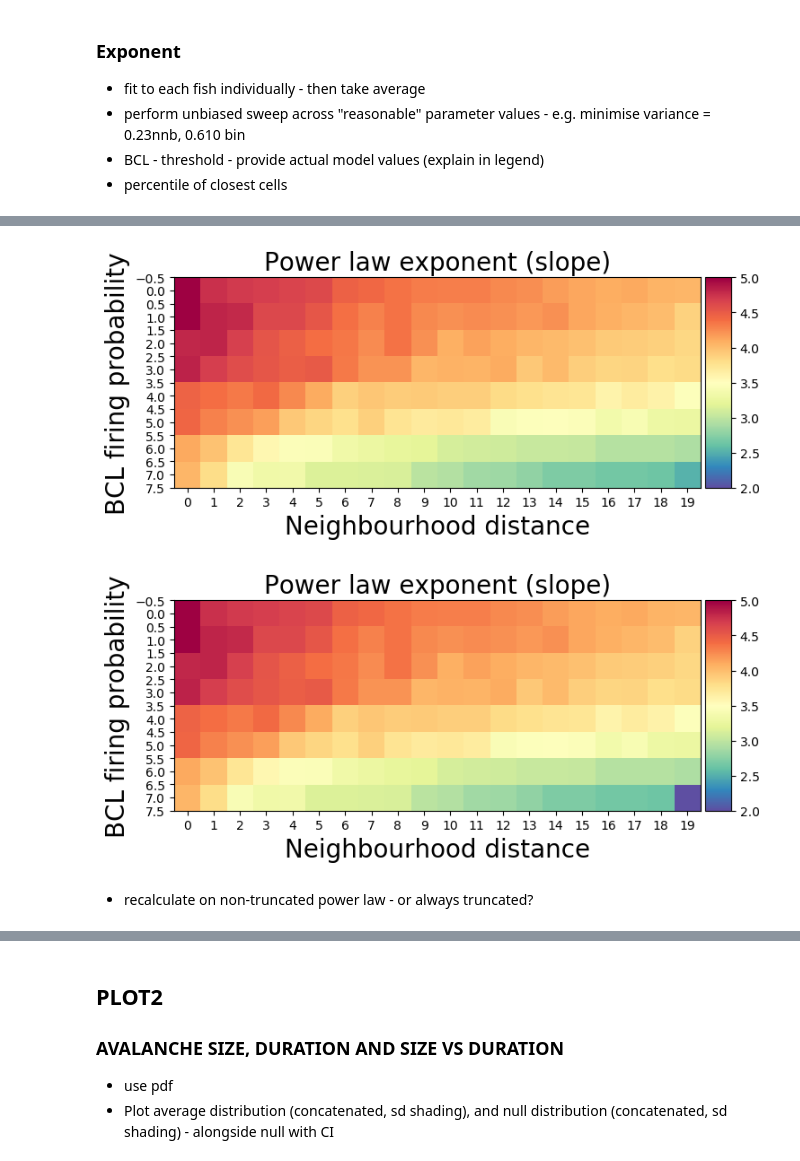
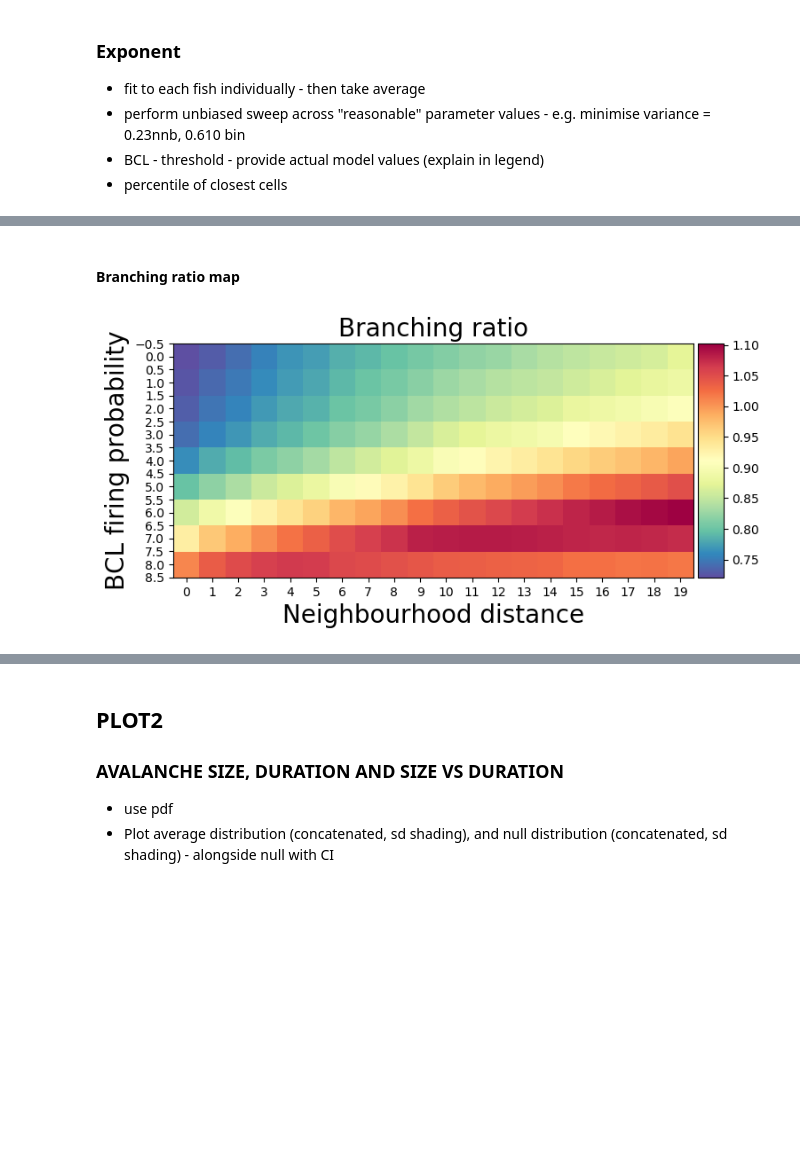
Before and after one commit to dafishcode/suite2p_analysis_py, a Jupyter notebook: avfig2.ipynb, the cells around one changed output, grey strips where cells are left out. Saved outputs shown, nothing was run; the diff lists cells and outputs as text; code cells hidden in the pictures; blank space fills up the shorter version.

```diff
--- a/avfig2.ipynb
+++ b/avfig2.ipynb
@@ -71 +272,3 @@ for t in nums:
+# %% [markdown]
+#### Branching ratio map
 # %%
@@ -97,68 +281,27 @@ loc2 = np.where(error == heapq.nsmallest(8, error)[-1]) #second smallest
-# %%
-#Minimum variance
-from sklearn.metrics import mean_squared_error
-import heapq
-
-shape = (20*8)
-expsum = np.zeros((len(sparli),shape))
-var = np.full((shape), 1000.0)
-
-for i in range(shape):
-    for t in range(len(sparli)):
-        expsum[t,i] = np.load(sparli[t])[:newshape][i,2]
-    if np.isnan(np.sum(expsum)) == False:
-        var[i] = np.var(expsum[:,i])
-
-loc1 = np.where(var == heapq.nsmallest(1, var)[-1]) #smallest
-loc2 = np.where(var == heapq.nsmallest(2, var)[-1]) #smallest
-loc3 = np.where(var == heapq.nsmallest(3, var)[-1]) #smallest
 # %%
-#MINIMISE VARIANCE IN PARAMETERS - WITH SENSIBLE P-FIRING RANGE (0.470-0.610)
-#-----------------------------------------------------------------------------
-shape = (20*8)
-expsum = np.zeros((shape))
+shape = (180)
+branchsum = np.zeros((shape))
+branchlist = [branchlist1, branchlist2]
 for i in range(shape):
-    evec = []
-    for t in range(len(sparli)):
-        evec = np.append(evec, np.load(sparli[t])[:newshape][i,2])
-    evec[np.where(np.isnan(evec) == True)[0]] = 0
-    if np.sum(evec == 0) > 0: expsum[i] = np.sum(evec)/(len(evec) - np.sum(evec == 0))
-    else: expsum[i] = np.sum(evec)/len(evec)
+    branchvec = []
+    for t in range(len(branchlist)):
+        branchvec = np.append(branchvec, np.load(branchlist[t][i]))
+    branchsum[i] = np.mean(branchvec)
 
 from mpl_toolkits.axes_grid1 import make_axes_locatable
 f, ax = plt.subplots(figsize = (8,5))
 nnbs = 20
-bcls = np.int(expsum.shape[0]/nnbs)
-expav = expsum.reshape((bcls,nnbs))
-plot1 = ax.imshow(expav, cmap = 'Spectral_r', vmin = 2, vmax = 5)
-ax.set_title('Power law exponent (slope)', size = '20')
+bcls = np.int(branchsum.shape[0]/nnbs)
+branchmat = branchsum.reshape((bcls,nnbs))
+plot1 = ax.imshow(branchmat, cmap = 'Spectral_r')
+ax.set_title('Branching ratio', size = '20')
 ax.set_xlabel('Neighbourhood distance', size = '20')
 ax.set_ylabel('BCL firing probability', size = '20')
 ax.locator_params(axis='y', nbins=21)
 ax.locator_params(axis='x', nbins=20)
 divider = make_axes_locatable(ax)
 cax0 = divider.append_axes("right", size="5%", pad=0.05)
 cbar0 = f.colorbar(plot1, cax=cax0)
 plt.show()
-
-from mpl_toolkits.axes_grid1 import make_axes_locatable
-f, ax = plt.subplots(figsize = (8,5))
-nnbs = 20
-expsum[loc1] = 2.0
-bcls = np.int(expsum.shape[0]/nnbs)
-expav = expsum.reshape((bcls,nnbs))
-plot1 = ax.imshow(expav, cmap = 'Spectral_r', vmin = 2, vmax = 5)
-ax.set_title('Power law exponent (slope)', size = '20')
-ax.set_xlabel('Neighbourhood distance', size = '20')
-ax.set_ylabel('BCL firing probability', size = '20')
-ax.locator_params(axis='y', nbins=21)
-ax.locator_params(axis='x', nbins=20)
-divider = make_axes_locatable(ax)
-cax0 = divider.append_axes("right", size="5%", pad=0.05)
-cbar0 = f.colorbar(plot1, cax=cax0)
-plt.show()
 # %% [output]
-[figure, old version]
+[figure, new version]
-[figure, removed]
-# %% [markdown]
-* recalculate on non-truncated power law - or always truncated?
```
Also changed, not shown: parts of 88 cells of this notebook, 10 other files.
